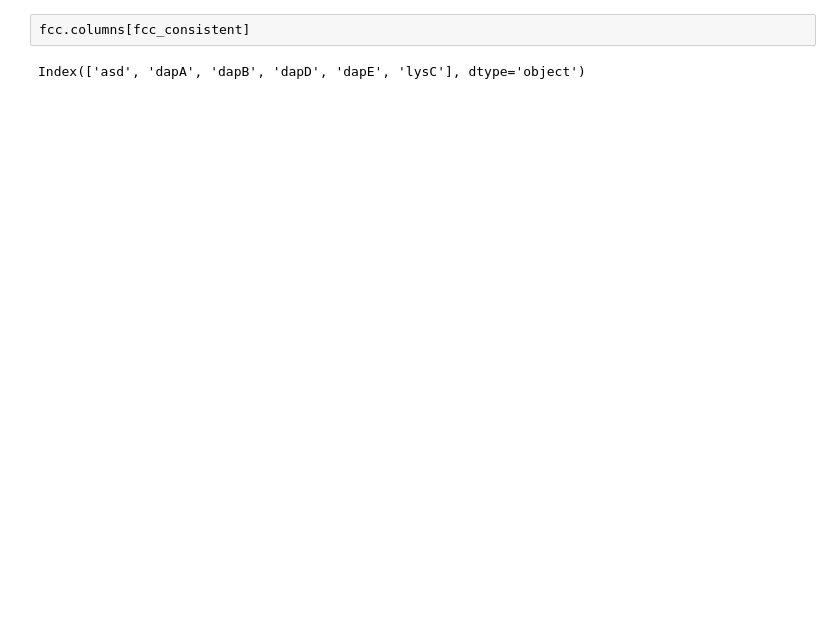
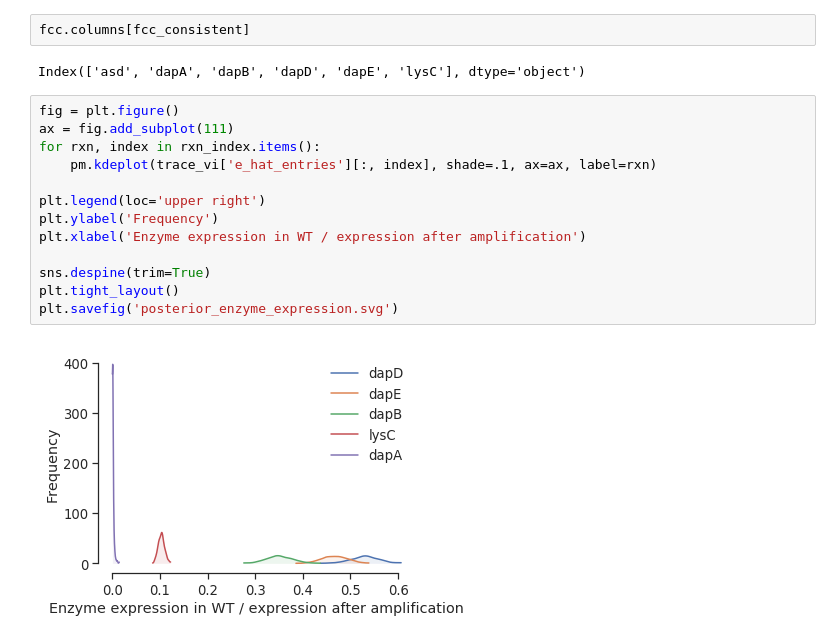
Before and after one commit to pstjohn/emll, a Jupyter notebook: notebooks/contador.ipynb, the cells around one changed output. Cells and saved outputs as stored; diff of their text form; blank space fills up the shorter version.

```diff
--- a/notebooks/contador.ipynb
+++ b/notebooks/contador.ipynb
@@ -397,3 +408,18 @@ plt.savefig('fccs_contador.svg', transparent=True)
 fcc.columns[fcc_consistent]
 # %% [output]
 Index(['asd', 'dapA', 'dapB', 'dapD', 'dapE', 'lysC'], dtype='object')
+# %%
+fig = plt.figure()
+ax = fig.add_subplot(111)
+for rxn, index in rxn_index.items():
+    pm.kdeplot(trace_vi['e_hat_entries'][:, index], shade=.1, ax=ax, label=rxn)
+
+plt.legend(loc='upper right')
+plt.ylabel('Frequency')
+plt.xlabel('Enzyme expression in WT / expression after amplification')
+
+sns.despine(trim=True)
+plt.tight_layout()
+plt.savefig('posterior_enzyme_expression.svg')
+# %% [output]
+[figure, added]
```
Also changed, not shown: parts of 9 cells of this notebook.
